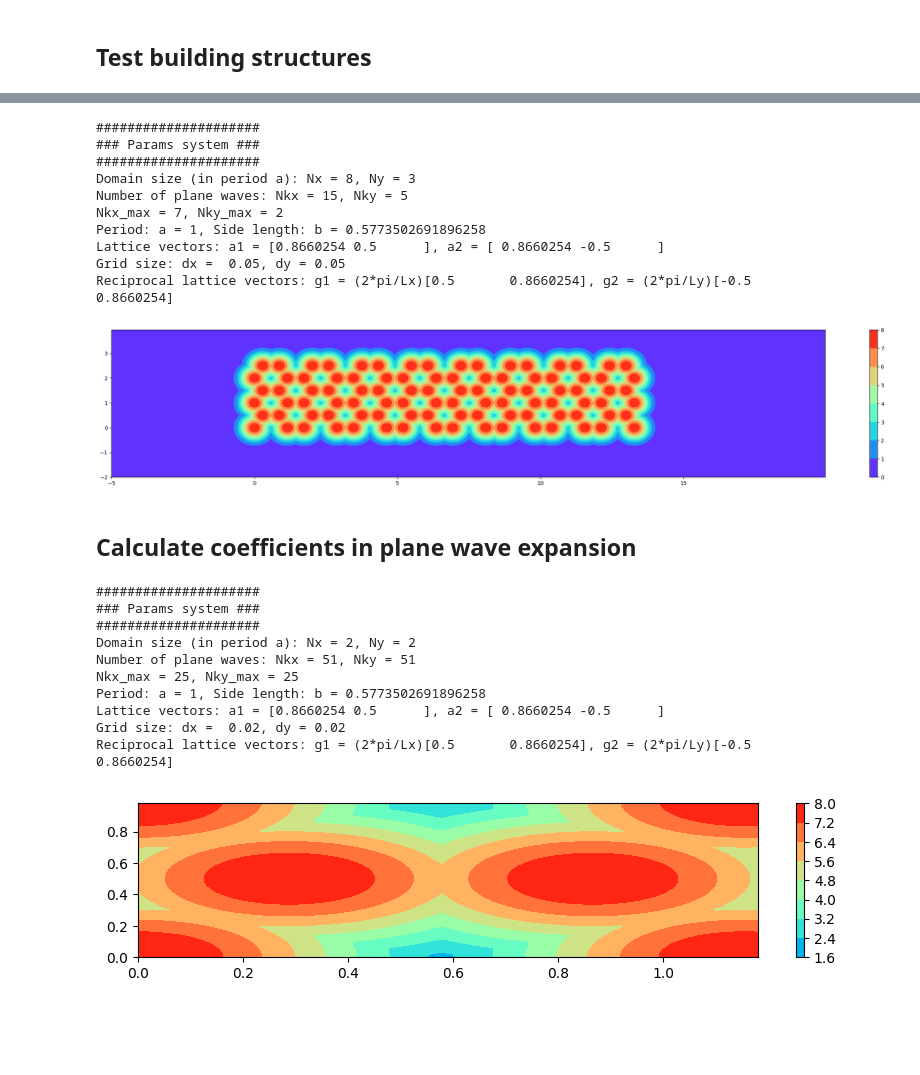
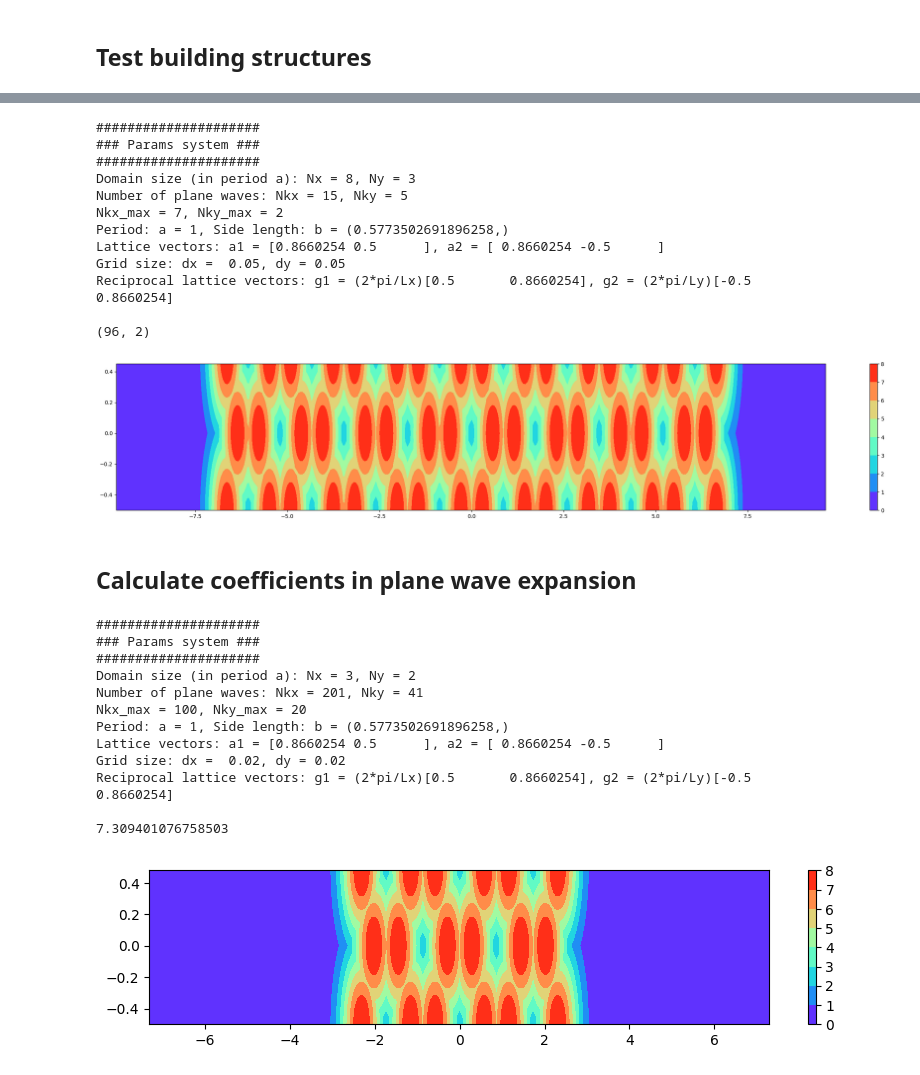
Before and after one commit to sangsoonoh/soliton_exciton, a Jupyter notebook: Kartashov/band_honeycomb.ipynb, the cells around one changed output, grey strips where cells are left out. Drawn from its saved outputs; the diff is of its cells as text; code cells hidden in the pictures; blank space fills up the shorter version.

```diff
--- a/Kartashov/band_honeycomb.ipynb
+++ b/Kartashov/band_honeycomb.ipynb
@@ -37,6 +40,13 @@ def honeycomb_1d(params):
         x_shift = np.add(x_tab[0:4], (ii+1)*(params.a1+params.a2))
         x_tab = np.vstack((x_tab, x_shift))
 
+    x_center = (1/m.sqrt(3))*(float(params.Nx) * 1.5 - 0.5)
+    y_center = 0.5
+
+    for ii in range(params.Nx*4):
+        x_tab[ii,0] -= x_center
+        x_tab[ii,1] -= y_center
+
     return x_tab
 
 def honeycomb_2d(params):
@@ -55,8 +65,10 @@ print(params)
 
 x_tab = honeycomb_1d(params)
 
-x_ = np.arange(-5,15, params.dx)
-y_ = np.arange(-2,3, params.dy)
+
+x_ = np.arange(params.x_min, params.x_max, params.dx)
+y_ = np.arange(params.y_min, params.y_max, params.dy)
+
 nx = len(x_)
 ny = len(y_)
 
@@ -94,9 +106,10 @@ params = Params(Nx=8, Ny=3)
 print(params)
 
 x_tab = honeycomb_2d(params)
+print(x_tab.shape)
 
-x_ = np.arange(-5,20, params.dx)
-y_ = np.arange(-2,4, params.dy)
+x_ = np.arange(params.x_min, params.x_max, params.dx)
+y_ = np.arange(params.y_min, params.y_max, params.dy)
 nx = len(x_)
 ny = len(y_)
 
@@ -120,56 +133,61 @@ plt.show()
 Domain size (in period a): Nx = 8, Ny = 3
 Number of plane waves: Nkx = 15, Nky = 5
 Nkx_max = 7, Nky_max = 2
-Period: a = 1, Side length: b = 0.5773502691896258
+Period: a = 1, Side length: b = (0.5773502691896258,)
 Lattice vectors: a1 = [0.8660254 0.5      ], a2 = [ 0.8660254 -0.5      ]
 Grid size: dx =  0.05, dy = 0.05
 Reciprocal lattice vectors: g1 = (2*pi/Lx)[0.5       0.8660254], g2 = (2*pi/Ly)[-0.5        0.8660254]
+
+(96, 2)
-[figure, old version]
+[figure, new version]
 # %% [markdown]
 ## Calculate coefficients in plane wave expansion
 # %%
-params = Params(Nx=2, Ny=2, Nkx=51, Nky=51, dx=0.02, dy=0.02)
+params = Params(Nx=3, Ny=2, Nkx=201, Nky=41, dx=0.02, dy=0.02, padding=5)
 print(params)
 
 x_tab = honeycomb_2d(params)
 
-x_ = np.arange(0, 1.2, params.dx)
-y_ = np.arange(0, 1, params.dy)
-# y_ = np.arange(0, params.b*m.sqrt(3), params.dy)
+x_ = np.arange(params.x_min, params.x_max, params.dx)
+y_ = np.arange(params.y_min, params.y_max, params.dy)
+
+print(params.x_max)
 nx = len(x_)
 ny = len(y_)
 
 X,Y = np.meshgrid(x_, y_,indexing='ij')
 Z = np.empty([nx,ny])
 C = np.zeros([params.Nkx,params.Nky])
 
 nkx0 = np.floor(params.Nkx/2)
 nky0 = np.floor(params.Nky/2)
 
 R_tab = np.empty([nx,ny])
 
 for ii in range(nx):
     for jj in range(ny):
         R_tab[ii,jj] = R(X[ii,jj],Y[jj,jj],x_tab)
 
 plt.figure(figsize=(10,2))
 h = plt.contourf(X, Y, -1*R_tab, cmap="rainbow")
 
 plt.colorbar()
 plt.clim(0,8)
 plt.show()
 # %% [output]
 #####################
 ### Params system ###
 #####################
-Domain size (in period a): Nx = 2, Ny = 2
-Number of plane waves: Nkx = 51, Nky = 51
-Nkx_max = 25, Nky_max = 25
-Period: a = 1, Side length: b = 0.5773502691896258
+Domain size (in period a): Nx = 3, Ny = 2
+Number of plane waves: Nkx = 201, Nky = 41
+Nkx_max = 100, Nky_max = 20
+Period: a = 1, Side length: b = (0.5773502691896258,)
 Lattice vectors: a1 = [0.8660254 0.5      ], a2 = [ 0.8660254 -0.5      ]
 Grid size: dx =  0.02, dy = 0.02
 Reciprocal lattice vectors: g1 = (2*pi/Lx)[0.5       0.8660254], g2 = (2*pi/Ly)[-0.5        0.8660254]
+
+7.309401076758503
-[figure, old version]
+[figure, new version]
 # %%
 kx = 0.
 
```
Also changed, not shown: parts of 4 cells of this notebook, 1 other file.
